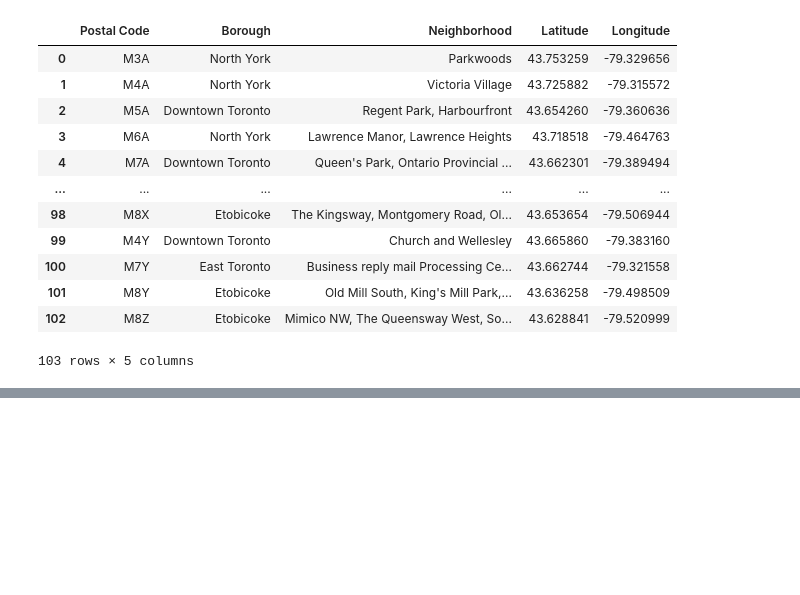
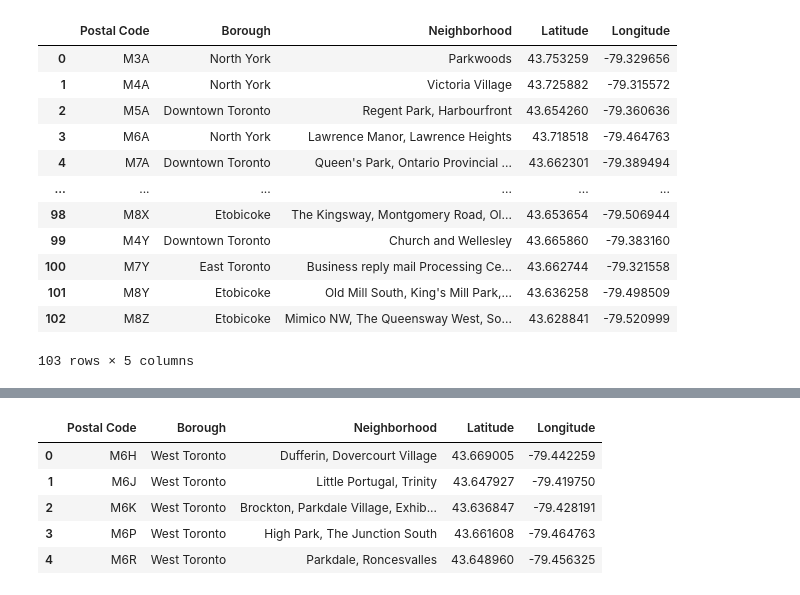
Before and after one commit to CNordqui/Coursera_Capstone, a Jupyter notebook: Week_3_Final_Assignment.ipynb, the cells around one changed output, grey strips where cells are left out. Cells and saved outputs as stored; diff of their text form; code cells hidden in the pictures; blank space fills up the shorter version.

```diff
--- a/Week_3_Final_Assignment.ipynb
+++ b/Week_3_Final_Assignment.ipynb
@@ -74,0 +166,11 @@ df_final
+# %%
+#Now, going to repeat the process only for West Toronto. Here, making the new dataframe with only Boroughs of West Toronto.
+cluster_data = df_final[df_final['Borough'] == 'West Toronto'].reset_index(drop=True)
+cluster_data.head()
+# %% [output]
+|  | Postal Code | Borough | Neighborhood | Latitude | Longitude |
+| 0 | M6H | West Toronto | Dufferin, Dovercourt Village | 43.669005 | -79.442259 |
+| 1 | M6J | West Toronto | Little Portugal, Trinity | 43.647927 | -79.419750 |
+| 2 | M6K | West Toronto | Brockton, Parkdale Village, Exhib... | 43.636847 | -79.428191 |
+| 3 | M6P | West Toronto | High Park, The Junction South | 43.661608 | -79.464763 |
+| 4 | M6R | West Toronto | Parkdale, Roncesvalles | 43.648960 | -79.456325 |
```
Also changed, not shown: parts of 7 cells of this notebook.
